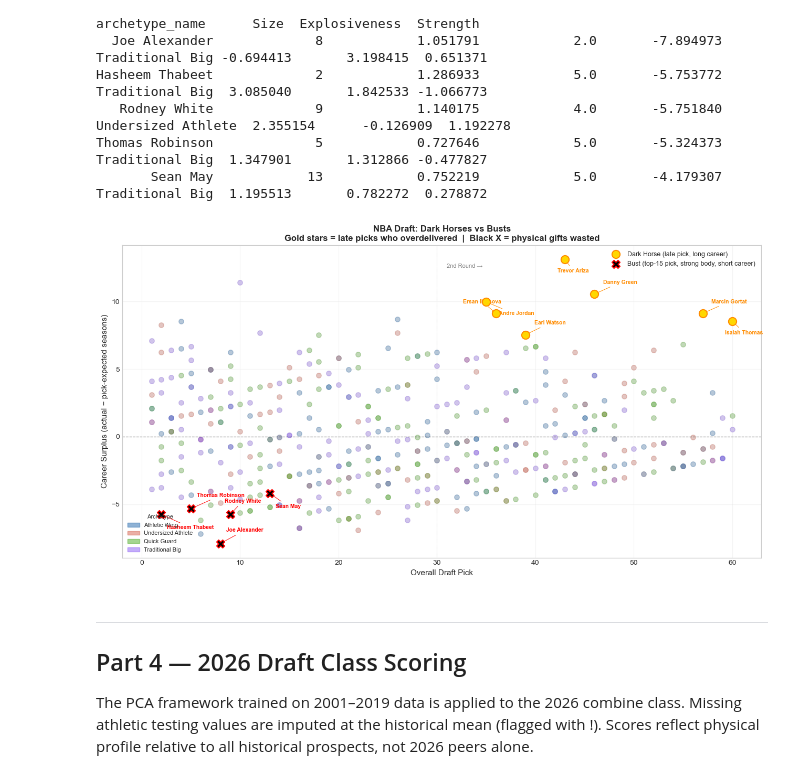
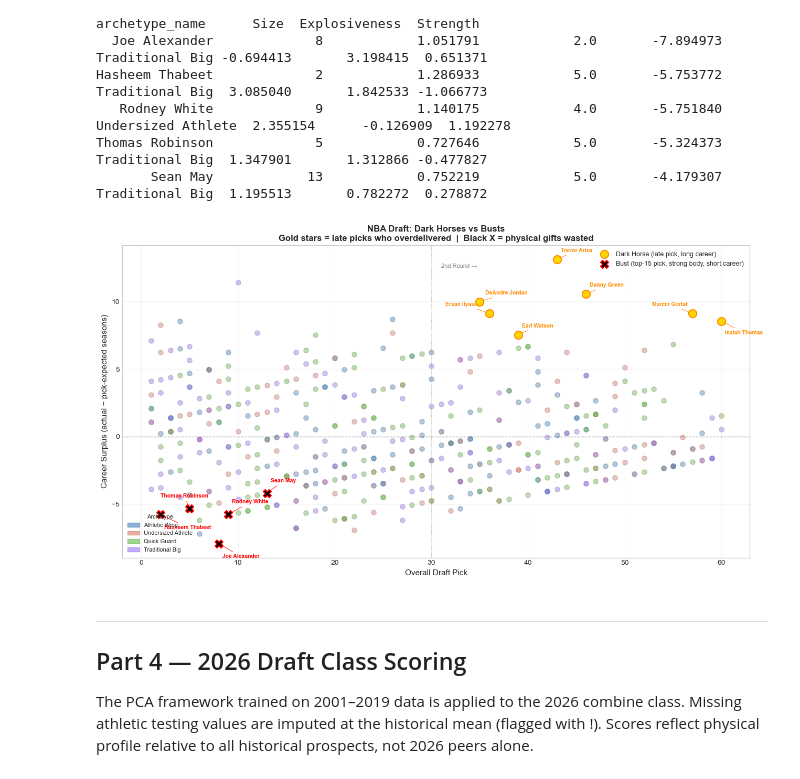
Before and after one commit to lagrenier4451/NBA-Draft-Intelligence, a Jupyter notebook: NBA.PCA.5.23.26.ipynb, the cells around one changed output. Cells and saved outputs as stored; diff of their text form; code cells hidden in the pictures.

```diff
--- a/NBA.PCA.5.23.26.ipynb
+++ b/NBA.PCA.5.23.26.ipynb
@@ -1490,9 +1490,18 @@ ax.scatter(busts['overall_pick'], busts['career_surplus'],
 
 # Label dark horses
 # Alternate y-offsets so nearby picks don't collide
-dh_offsets = [( 12,  14), (-10, -18), ( 12,  14), (-45,  14), (  8, -18)]
-for idx, (_, row) in enumerate(dark_horses.iterrows()):
-    dx, dy = dh_offsets[idx % len(dh_offsets)]
+dh_offsets = {
+    'Trevor Ariza':   ( 5,  10),
+    'Danny Green':    ( 5,  10),
+    'Ersan Ilyasova': (-60, 10),
+    'Andre Jordan':   ( 5, -18),
+    'Earl Watson':    ( 5,  10),
+    'Marcin Gortat':  (-55, 10),
+    'Isaiah Thomas':  ( 5, -18),
+}
+
+for _, row in dark_horses.iterrows():
+    dx, dy = dh_offsets.get(row['player_name'], (8, 10))
     ax.annotate(row['player_name'],
                 xy=(row['overall_pick'], row['career_surplus']),
                 xytext=(dx, dy), textcoords='offset points',
@@ -1500,40 +1509,47 @@ for idx, (_, row) in enumerate(dark_horses.iterrows()):
                 arrowprops=dict(arrowstyle='->', color='darkorange', lw=0.7))
 
 # Label busts — alternate above/below to avoid stacking
-bust_offsets = [( 8,  16), ( 8, -20), (-8,  16)]
-for idx, (_, row) in enumerate(busts.iterrows()):
-    dx, dy = bust_offsets[idx % len(bust_offsets)]
+bust_offsets = {
+    'Hasheem Thabeet':  ( 5,  -20),
+    'Thomas Robinson':  (-40,  15),
+    'Rodney White':     ( 5,   15),
+    'Joe Alexander':    ( 5,  -20),
+    'Sean May':         ( 5,   15),
+}
+
+for _, row in busts.iterrows():
+    dx, dy = bust_offsets.get(row['player_name'], (8, 10))
     ax.annotate(row['player_name'],
                 xy=(row['overall_pick'], row['career_surplus']),
                 xytext=(dx, dy), textcoords='offset points',
                 fontsize=7.5, color='red', fontweight='bold',
                 arrowprops=dict(arrowstyle='->', color='red', lw=0.7))
 
 ax.axhline(0, color='black', linewidth=0.9, linestyle='--', alpha=0.5)
 ax.axvline(30, color='gray', linewidth=0.6, linestyle=':', alpha=0.5)
 ax.text(31, 12.5, '2nd Round →', fontsize=8, color='gray')
 
 ax.set_xlabel('Overall Draft Pick', fontsize=11)
 ax.set_ylabel('Career Surplus (actual − pick-expected seasons)', fontsize=11)
 ax.set_title('NBA Draft: Dark Horses vs Busts\n'
              'Gold stars = late picks who overdelivered  |  Black X = physical gifts wasted',
              fontsize=12, fontweight='bold')
 
 # Archetype legend patches
 import matplotlib.patches as mpatches
 arch_patches = [mpatches.Patch(color=archetype_colors[i], alpha=0.5,
                 label=archetype_names[i]) for i in range(4)]
 leg1 = ax.legend(handles=arch_patches, loc='lower left', fontsize=8,
                  title='Archetype', title_fontsize=8)
 ax.add_artist(leg1)
 ax.legend(loc='upper right', fontsize=9)
 
 ax.grid(alpha=0.2)
 plt.tight_layout()
 plt.savefig('outputs/bust_vs_darkhorse.png', dpi=150, bbox_inches='tight')
 plt.show()
 # %% [output]
-[figure, old version]
+[figure, new version]
 # %% [markdown]
 ---
 
```
Also changed, not shown: parts of 2 cells of this notebook, 1 other file.
